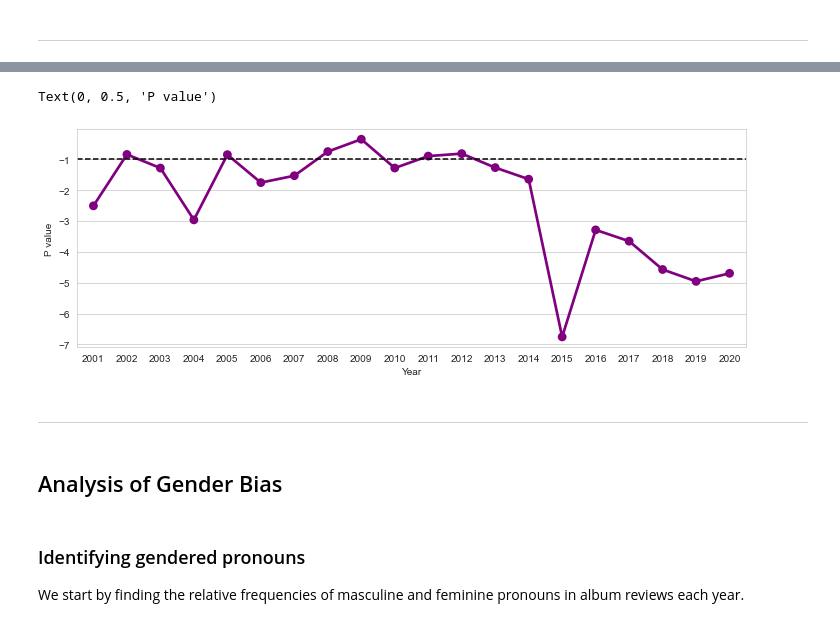
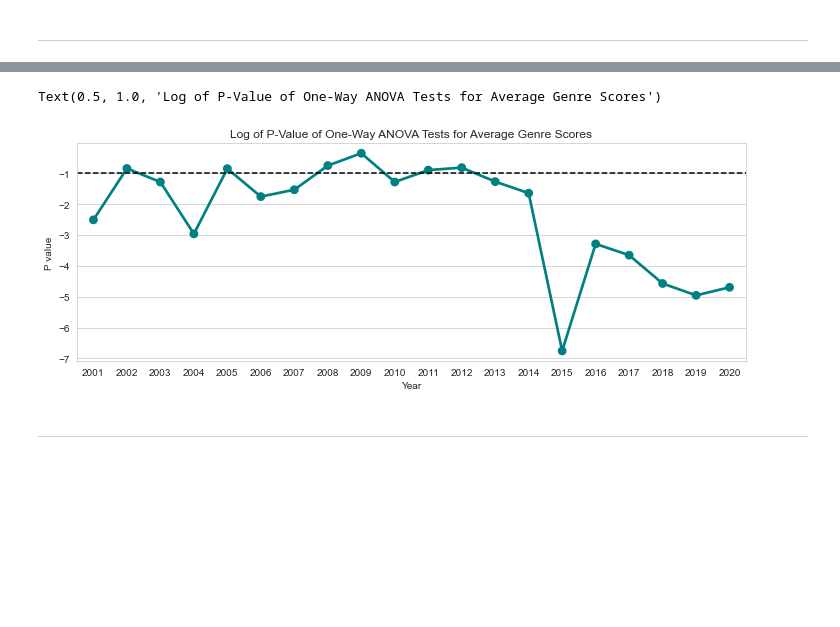
Before and after one commit to nickdevin/pitchfork, a Jupyter notebook: web_scraping_project.ipynb, the cells around one changed output, grey strips where cells are left out. Saved outputs shown, nothing was run; the diff lists cells and outputs as text; code cells hidden in the pictures; blank space fills up the shorter version.

```diff
--- a/web_scraping_project.ipynb
+++ b/web_scraping_project.ipynb
@@ -34,4 +68,6 @@ from itertools import product
 import re
 
 import gender_guesser.detector as gender
+
+sns.set_style("whitegrid")
 # %%
@@ -82,11 +138,15 @@ genre_df
 # %%
 # Several albums belong to more than one genre.
+
 # This splits a single observation with multiple genres into a separate observation, one for each genre.
 
 genres_split = genre_df['genre'].map(lambda s: s.split('|'))
+
 genres_flattened = []
 for index in genres_split.index:
     genres_flattened.extend([[index, genre] for genre in genres_split[index]])
+
 to_join = pd.DataFrame(genres_flattened, columns = ['index', 'genre'])
-genre_split_df = pd.merge(genre_df.drop('genre', axis = 1), to_join, right_on = 'index', left_index = True)
-genre_split_df.head(10)
+
+genre_split_df = pd.merge(genre_df.drop('genre', axis = 1),to_join,
+                          right_on = 'index', left_index = True)
@@ -292,7 +275,5 @@ Text(0.5, 1.0, 'Average Review Score by Genre')
 # %%
-# one-way ANOVA for average review score overall
 genres_separate = [single_genre_df[single_genre_df['genre'] == genre]['score'] for genre in unique_genres]
-stats.f_oneway(*genres_separate)
-
-# There IS a significant difference between average scores between genres.
+P = stats.f_oneway(*genres_separate)[1]
+print('P-value:', P)
 # %% [output]
@@ -302,10 +282,15 @@ F_onewayResult(statistic=36.88411564219089, pvalue=1.5669088375793155e-58)
 years_separate = [single_genre_df[single_genre_df['review_date'] == year] for year in range(2001, 2021)]
 # %%
+'''
+Perform one-way ANOVA each year to detect difference in means of scores in different genres.
+Collect into data frame anova_df
+'''
+
 anova_list = []
 for year in range(2001,2021):
     mask = single_genre_df['review_date'] == year
     single_year = single_genre_df[mask]
-    fstat, P = stats.f_oneway(*[single_year[single_year['genre'] == genre]['score'] for genre in unique_genres])
+    fstat, P = stats.f_oneway(*[single_year[single_year['genre'] == genre]['score']
+                                for genre in unique_genres])
     anova_list.append([year, math.log(P, 20)])
 anova_df = pd.DataFrame(anova_list, columns = ['Year', 'P_value'])
-anova_df
@@ -330,17 +303,12 @@ anova_df
 # %%
 plt.figure(figsize=(12,4))
 sns.set_style("whitegrid")
-anova_graph = sns.pointplot(x = anova_df['Year'], y = anova_df['P_value'], color = "purple")
+anova_graph = sns.pointplot(x = anova_df['Year'], y = anova_df['P_value'], color = "teal")
 anova_graph.axhline(y = -1, ls = '--', c = 'black')
 plt.ylabel('P value')
+plt.title('Log of P-Value of One-Way ANOVA Tests for Average Genre Scores')
 # %% [output]
-Text(0, 0.5, 'P value')
+Text(0.5, 1.0, 'Log of P-Value of One-Way ANOVA Tests for Average Genre Scores')
-[figure, old version]
+[figure, new version]
 # %% [markdown]
 ---
-# %% [markdown]
-## Analysis of Gender Bias
-# %% [markdown]
-### Identifying gendered pronouns
-
-We start by finding the relative frequencies of masculine and feminine pronouns in album reviews each year.
```
Also changed, not shown: parts of 76 cells of this notebook.
